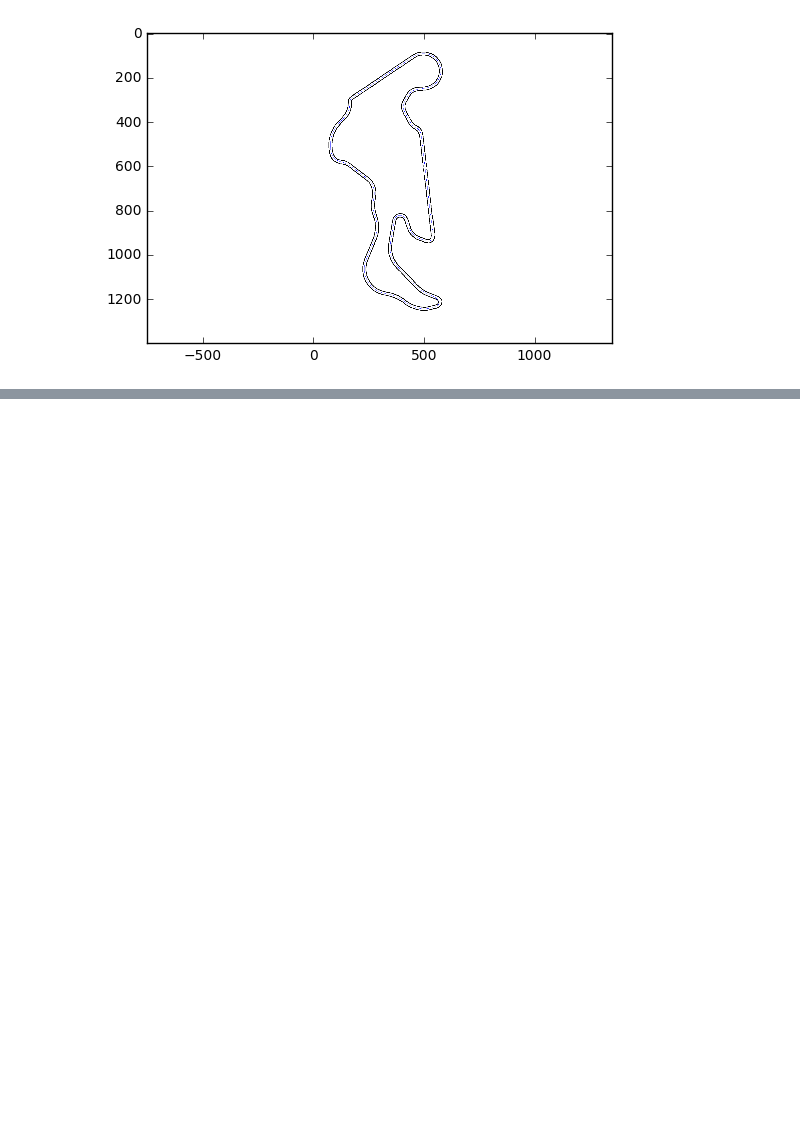
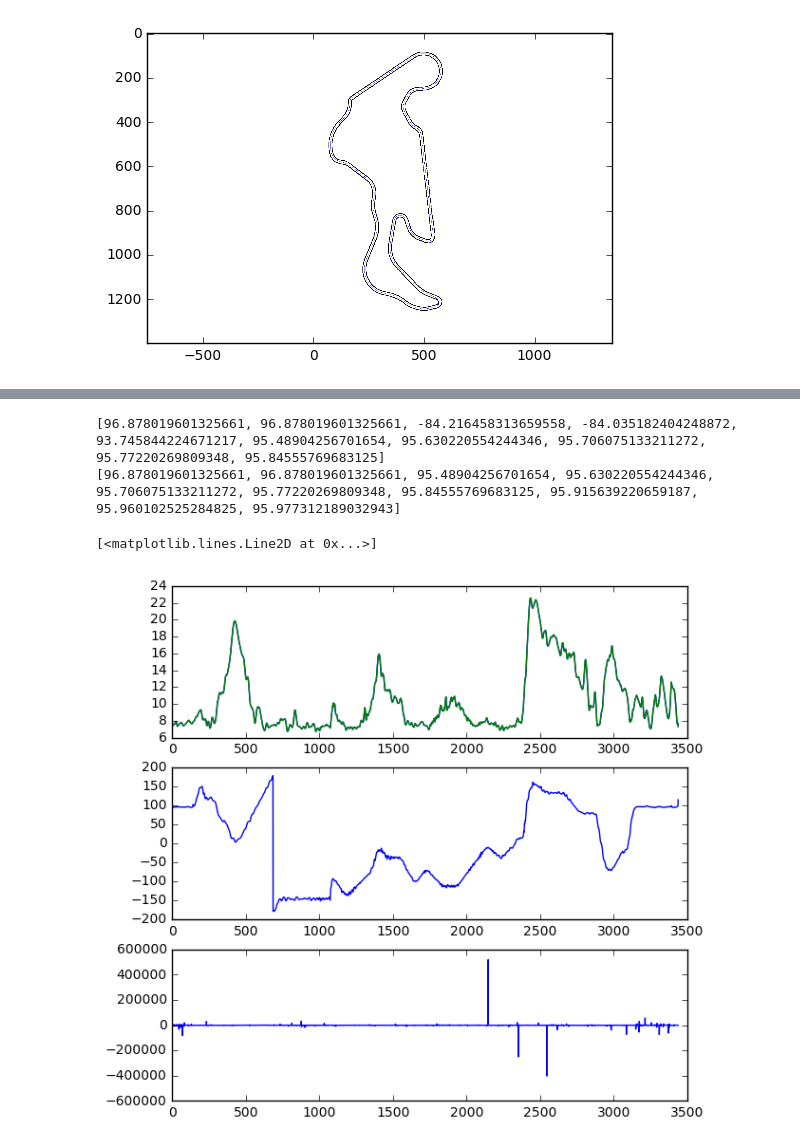
Before and after one commit to teamsoulless/thunderhill, a Jupyter notebook: path_planning/GPS_Track_exact.ipynb, the cells around one changed output, grey strips where cells are left out. Drawn from its saved outputs; the diff is of its cells as text; code cells hidden in the pictures; blank space fills up the shorter version.

```diff
--- a/path_planning/GPS_Track_exact.ipynb
+++ b/path_planning/GPS_Track_exact.ipynb
@@ -158,16 +164,18 @@ img[:,:,0] = 255*np.ones((1400,600))
 img[:,:,1] = 255*np.ones((1400,600))
 img[:,:,2] = 255*np.ones((1400,600))
 
+offset_plotting = 100
+
 avg_yc = np.mean(centerline[:,1])
 
 for i in range(1,nPts):
 #     cv2.line(img,(int(matrix[0][i-1,0]),int(matrix[0][i-1,1])),(511,511),(255,0,0),5)
-    cv2.line(img,(int(matrix[0][i-1,0]),int(2*avg_yc-matrix[0][i-1,1])+100),\
-             (int(matrix[0][i,0]),int(2*avg_yc-matrix[0][i,1])+100), color=(1,1,1,), thickness=2)
-    cv2.line(img,(int(matrix[1][i-1,0]),int(2*avg_yc-matrix[1][i-1,1])+100),\
-             (int(matrix[1][i,0]),int(2*avg_yc-matrix[1][i,1])+100), color=(1,1,1,), thickness=2)
-    cv2.line(img,(int(centerline[i-1,0]),int(2*avg_yc-centerline[i-1,1])+100),\
-             (int(centerline[i,0]),int(2*avg_yc-centerline[i,1])+100), color=(1,1,255,), thickness=1)
+    cv2.line(img,(int(matrix[0][i-1,0]),int(2*avg_yc-matrix[0][i-1,1])+offset_plotting),\
+             (int(matrix[0][i,0]),int(2*avg_yc-matrix[0][i,1])+offset_plotting), color=(1,1,1,), thickness=2)
+    cv2.line(img,(int(matrix[1][i-1,0]),int(2*avg_yc-matrix[1][i-1,1])+offset_plotting),\
+             (int(matrix[1][i,0]),int(2*avg_yc-matrix[1][i,1])+offset_plotting), color=(1,1,1,), thickness=2)
+    cv2.line(img,(int(centerline[i-1,0]),int(2*avg_yc-centerline[i-1,1])+offset_plotting),\
+             (int(centerline[i,0]),int(2*avg_yc-centerline[i,1])+offset_plotting), color=(1,1,255,), thickness=1)
 #     cv2.circle(img,(int(matrix[2][i-1,0]),int(2*avg_yc-matrix[2][i-1,1])), 1, (0,0,255))
 
 plt.axis('equal')
@@ -223,0 +227,54 @@ clip.write_videofile("path.mp4",fps=fps, codec='mpeg4')
+# %%
+# print(matrix[0][:3,:])
+# print(matrix[1][:3,:])
+# print(centerline[:3,:])
+
+x_diff = np.diff(centerline[:,0])
+y_diff = np.diff(centerline[:,1])
+distance_delta = np.sqrt(np.power(x_diff,2)+np.power(y_diff,2))
+final_distance_delta = np.sqrt(np.power(centerline[0,0]-centerline[-1,0],2)+\
+                               np.power(centerline[0,1]-centerline[-1,1],2))
+distance = [0]
+inner_width = []
+outer_width = []
+track_heading = [np.degrees(np.arctan2(centerline[0,1]-centerline[-1,1],centerline[0,0]-centerline[-1,0]))]
+track_curvature = []
+for i in range(len(distance_delta)):
+    distance.append(distance[-1]+distance_delta[i])
+    inner_width.append(np.sqrt(np.power(centerline[i,0]-inner_mat[i,0],2)+np.power(centerline[i,1]-inner_mat[i,1],2)))
+    outer_width.append(np.sqrt(np.power(centerline[i,0]-outer_mat[i,0],2)+np.power(centerline[i,1]-outer_mat[i,1],2)))
+    track_heading.append(np.degrees(np.arctan2(centerline[i,1]-centerline[i-1,1],centerline[i,0]-centerline[i-1,0])))
+    track_curvature.append(np.arctan(np.tan(np.radians(track_heading[i] - track_heading[i-1])))/distance_delta[i])
+
+track_curvature.append(np.arctan(np.tan(np.radians(track_heading[0] - track_heading[-1])))/final_distance_delta)
+inner_width.append(np.sqrt(np.power(centerline[-1,0]-inner_mat[-1,0],2)+np.power(centerline[-1,1]-inner_mat[-1,1],2)))
+outer_width.append(np.sqrt(np.power(centerline[-1,0]-outer_mat[-1,0],2)+np.power(centerline[-1,1]-outer_mat[-1,1],2)))
+
+nPlots = 3
+f, axarr = plt.subplots(nPlots,1,figsize=(7, 7))
+
+# Remove first three points
+centerline = centerline[3:,:]
+inner_width = inner_width[3:]
+outer_width = outer_width[3:]
+print(track_heading[0:10])
+track_heading = [track_heading[0], track_heading[1]] + track_heading[5:]
+print(track_heading[0:10])
+track_curvature = track_curvature[3:]
+distance = distance[3:]
+# print(track_curvature)
+
+axarr[0].plot(distance,inner_width)
+axarr[0].plot(distance,outer_width)
+# axarr[0].title('Track Width')
+
+axarr[1].plot(distance,track_heading)
+# axarr[1].title('Track Heading Angle')
+
+axarr[2].plot(distance,1/np.array(track_curvature))
+# axarr[1].title('Track Curvature')
+# %% [output]
+[96.878019601325661, 96.878019601325661, -84.216458313659558, -84.035182404248872, 93.745844224671217, 95.48904256701654, 95.630220554244346, 95.706075133211272, 95.77220269809348, 95.84555769683125]
+[96.878019601325661, 96.878019601325661, 95.48904256701654, 95.630220554244346, 95.706075133211272, 95.77220269809348, 95.84555769683125, 95.915639220659187, 95.960102525284825, 95.977312189032943]
+[<matplotlib.lines.Line2D at 0x...>]
+[figure, added]
```
Also changed, not shown: parts of 7 cells of this notebook.
